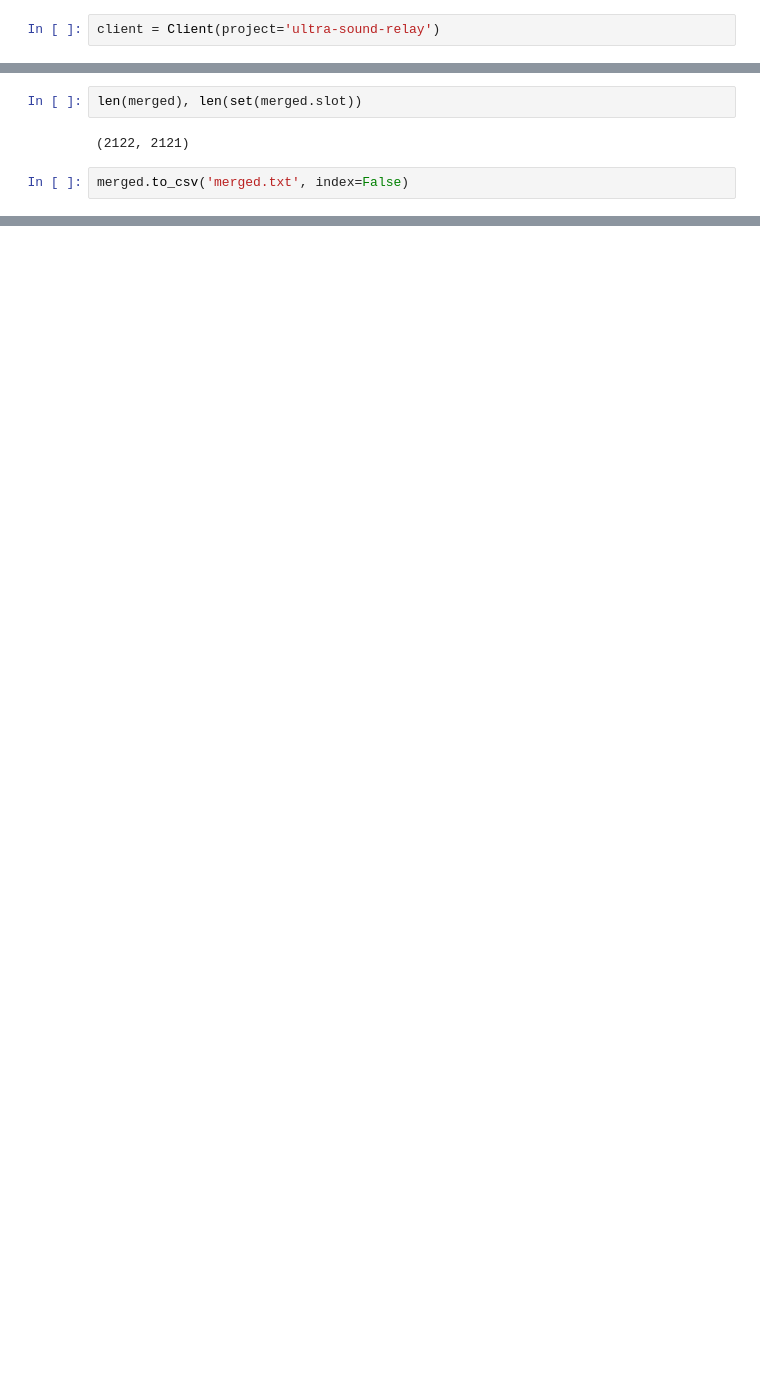
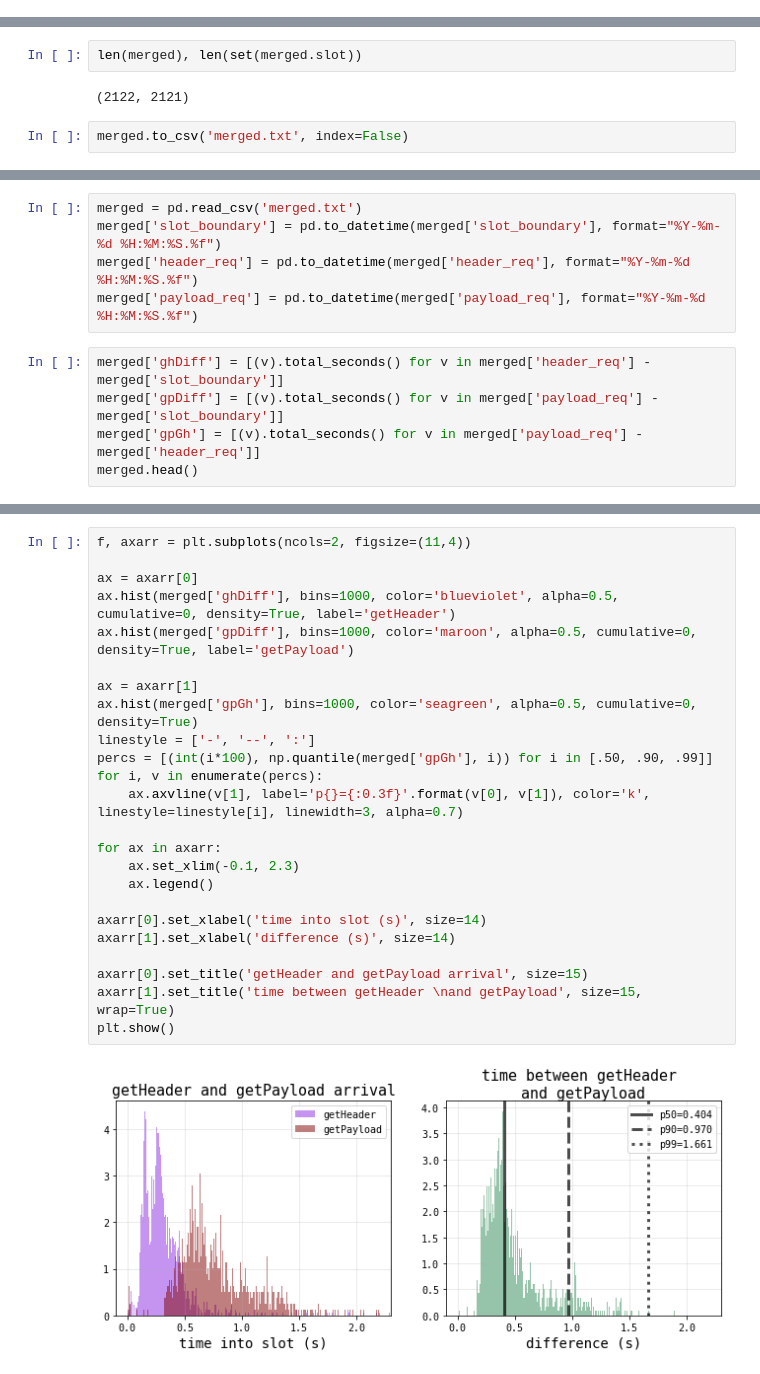
Before and after one commit to michaelneuder/relay-data, a Jupyter notebook: cancel/post.ipynb, the cells around one changed output, grey strips where cells are left out. Drawn from its saved outputs; the diff is of its cells as text; blank space fills up the shorter version.

```diff
--- a/cancel/post.ipynb
+++ b/cancel/post.ipynb
@@ -39,8 +39,6 @@ dlvd.head()
 # getPayload calls from GCP.
 
 NOTE: we are getting just the first call to getPayload.
-# %%
-client = Client(project='ultra-sound-relay')
 # %%
 getPayloads = pd.DataFrame(columns=['slot', 'ip', 'ua', 'reqTime'])
 # %%
@@ -194,0 +200,10 @@ merged.to_csv('merged.txt', index=False)
+# %%
+merged = pd.read_csv('merged.txt')
+merged['slot_boundary'] = pd.to_datetime(merged['slot_boundary'], format="%Y-%m-%d %H:%M:%S.%f")
+merged['header_req'] = pd.to_datetime(merged['header_req'], format="%Y-%m-%d %H:%M:%S.%f")
+merged['payload_req'] = pd.to_datetime(merged['payload_req'], format="%Y-%m-%d %H:%M:%S.%f")
+# %%
+merged['ghDiff'] = [(v).total_seconds() for v in merged['header_req'] - merged['slot_boundary']]
+merged['gpDiff'] = [(v).total_seconds() for v in merged['payload_req'] - merged['slot_boundary']]
+merged['gpGh'] = [(v).total_seconds() for v in merged['payload_req'] - merged['header_req']]
+merged.head()
@@ -194,0 +222,26 @@ merged.to_csv('merged.txt', index=False)
+# %%
+f, axarr = plt.subplots(ncols=2, figsize=(11,4))
+
+ax = axarr[0]
+ax.hist(merged['ghDiff'], bins=1000, color='blueviolet', alpha=0.5, cumulative=0, density=True, label='getHeader')
+ax.hist(merged['gpDiff'], bins=1000, color='maroon', alpha=0.5, cumulative=0, density=True, label='getPayload')
+
+ax = axarr[1]
+ax.hist(merged['gpGh'], bins=1000, color='seagreen', alpha=0.5, cumulative=0, density=True)
+linestyle = ['-', '--', ':']
+percs = [(int(i*100), np.quantile(merged['gpGh'], i)) for i in [.50, .90, .99]]
+for i, v in enumerate(percs):
+    ax.axvline(v[1], label='p{}={:0.3f}'.format(v[0], v[1]), color='k', linestyle=linestyle[i], linewidth=3, alpha=0.7)
+
+for ax in axarr:
+    ax.set_xlim(-0.1, 2.3)
+    ax.legend()
+
+axarr[0].set_xlabel('time into slot (s)', size=14)
+axarr[1].set_xlabel('difference (s)', size=14)
+
+axarr[0].set_title('getHeader and getPayload arrival', size=15)
+axarr[1].set_title('time between getHeader \nand getPayload', size=15, wrap=True)
+plt.show()
+# %% [output]
+[figure, added]
```
Also changed, not shown: parts of 20 cells of this notebook, 2 other files.
